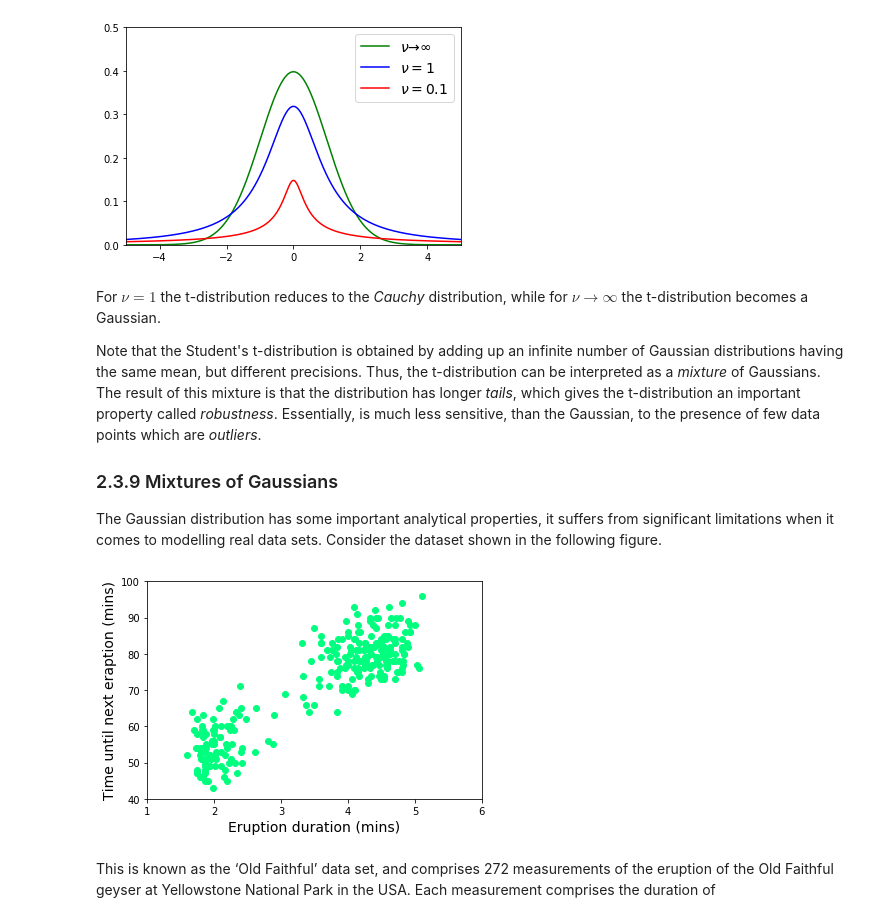
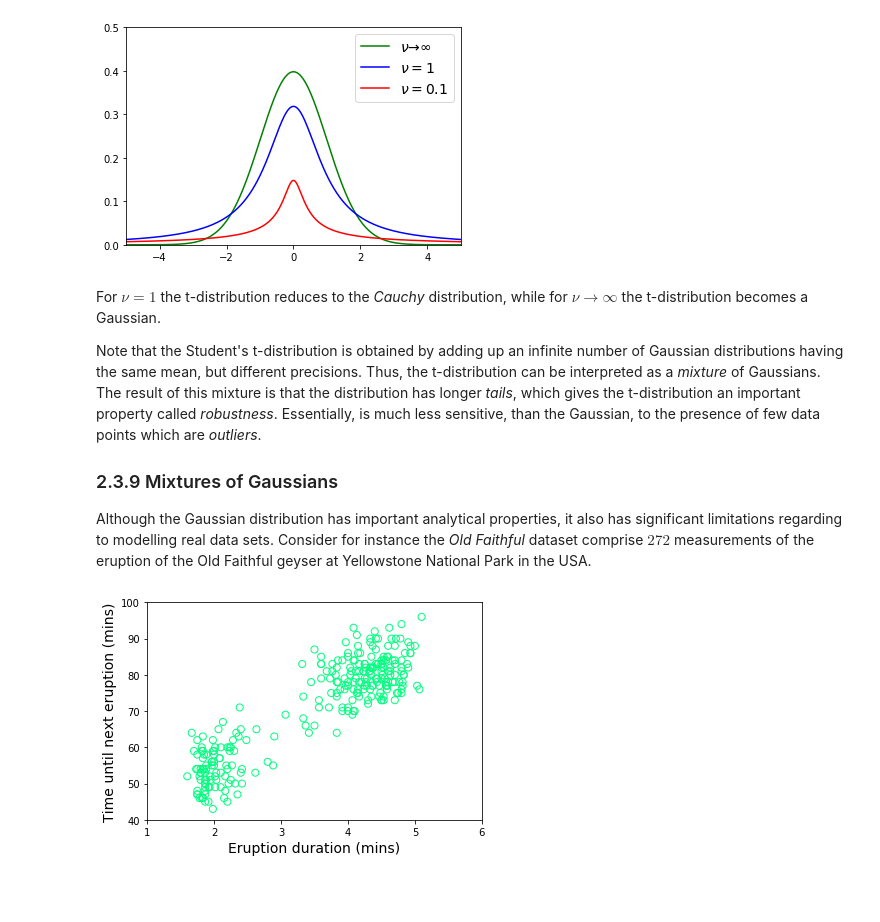
Before and after one commit to vagmcs/PRML, a Jupyter notebook: notebooks/ch2_probability_distributions.ipynb, the cells around one changed output. Saved outputs shown, nothing was run; the diff lists cells and outputs as text; code cells hidden in the pictures; blank space fills up the shorter version.

```diff
--- a/notebooks/ch2_probability_distributions.ipynb
+++ b/notebooks/ch2_probability_distributions.ipynb
@@ -1163,14 +1165,12 @@ Note that the Student's t-distribution is obtained by adding up an infinite numb
 
 ### 2.3.9 Mixtures of Gaussians
 
-The Gaussian distribution has some important analytical properties, it suffers from significant limitations when it comes to modelling real data sets. Consider the dataset shown in the following figure.
+Although the Gaussian distribution has important analytical properties, it also has significant limitations regarding to modelling real data sets. Consider for instance the *Old Faithful* dataset comprise $272$ measurements of the eruption of the Old Faithful geyser at Yellowstone National Park in the USA.
 # %%
 old_faithful = np.genfromtxt("../datasets/old_faithful.csv", dtype=float, delimiter=',', skip_header=1)
-plt.scatter(old_faithful[:,:1], old_faithful[:,1:2], color='springgreen')
+plt.scatter(old_faithful[:,:1], old_faithful[:,1:2], color='springgreen', facecolors='none', s=50)
 plt.xlim(1, 6); plt.ylim(40, 100)
-plt.xlabel('Eruption duration (mins)', fontsize=14); plt.ylabel('Time until next eraption (mins)', fontsize=14)
+plt.xlabel('Eruption duration (mins)', fontsize=14); plt.ylabel('Time until next eruption (mins)', fontsize=14)
 plt.show()
 # %% [output]
-[figure, old version]
+[figure, new version]
-# %% [markdown]
-This is known as the ‘Old Faithful’ data set, and comprises 272 measurements of the eruption of the Old Faithful geyser at Yellowstone National Park in the USA. Each measurement comprises the duration of
```
Also changed, not shown: parts of 9 cells of this notebook.
